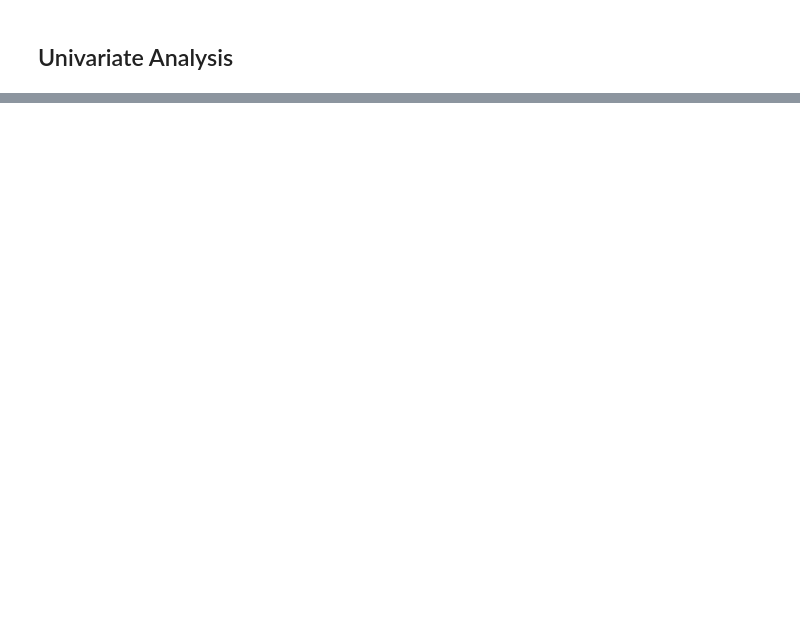
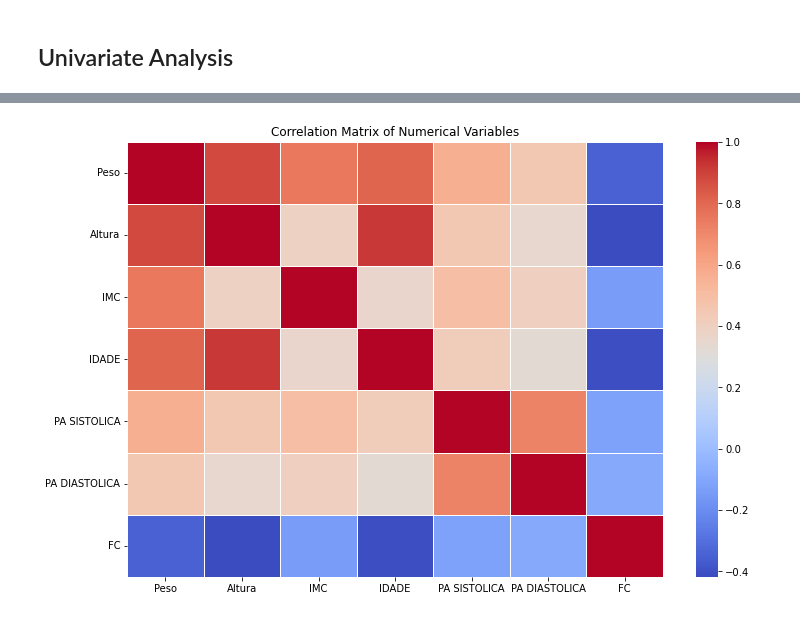
Before and after one commit to Proenca13/Project_FDS, a Jupyter notebook: PredictingCardiacDiseasesChildren.ipynb, the cells around one changed output, grey strips where cells are left out. Drawn from its saved outputs; the diff is of its cells as text; code cells hidden in the pictures; blank space fills up the shorter version.

```diff
--- a/PredictingCardiacDiseasesChildren.ipynb
+++ b/PredictingCardiacDiseasesChildren.ipynb
@@ -678,0 +1050,11 @@ df_scaled
+# %%
+numeric_cols = df.select_dtypes(include=['float64', 'int64']).columns
+
+corr_matrix = df[numeric_cols].corr()
+
+plt.figure(figsize=(12, 8))
+sns.heatmap(corr_matrix, annot=False, cmap='coolwarm', linewidths=.5)
+plt.title("Correlation Matrix of Numerical Variables")
+plt.show()
+# %% [output]
+[figure, added]
```
Also changed, not shown: parts of 29 cells of this notebook, 1 other file.
